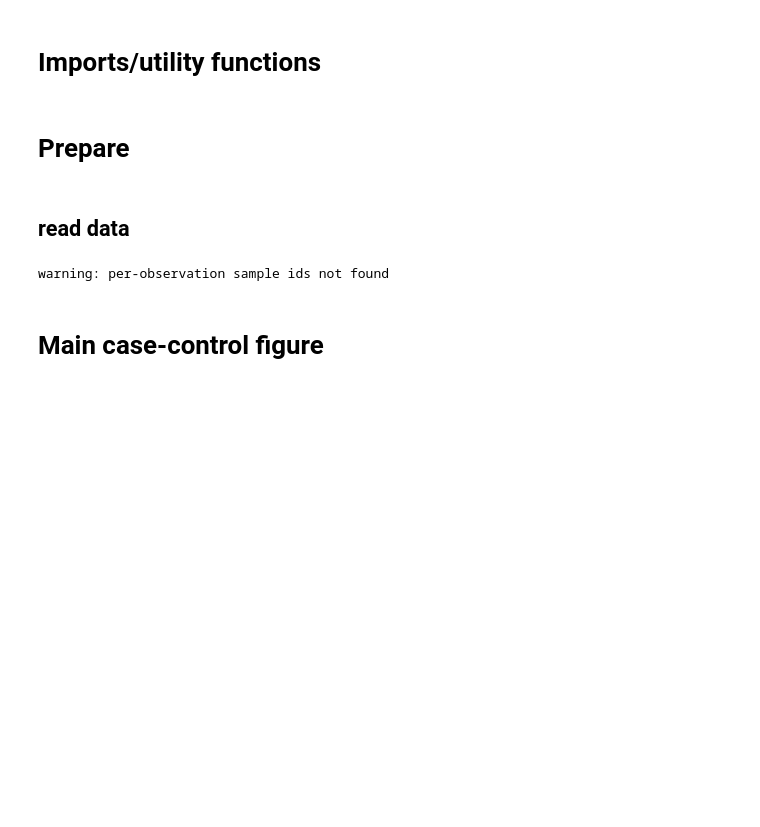
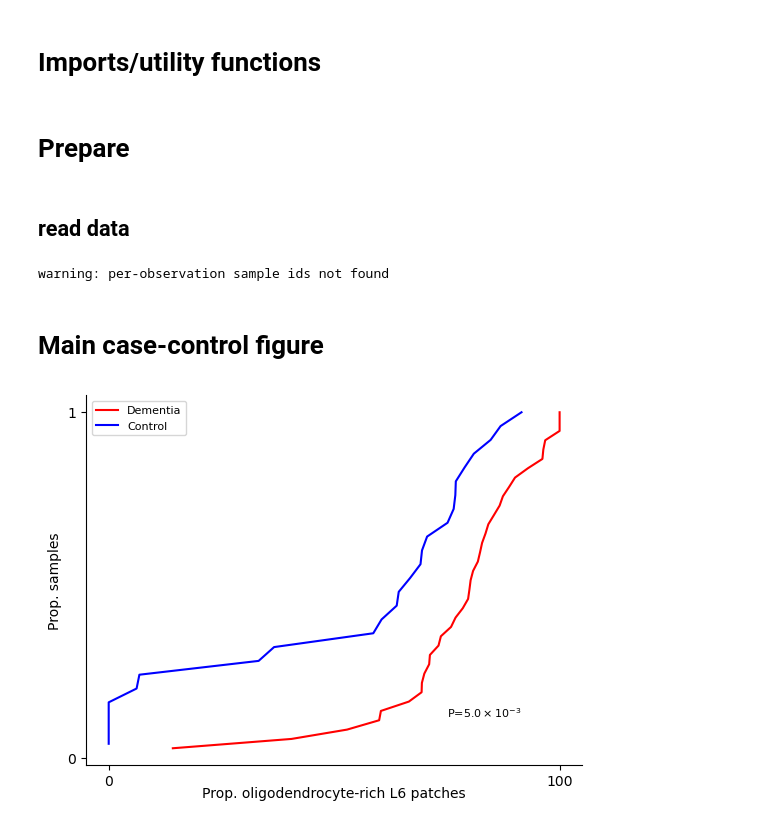
Before and after one commit to yakirr/vimapaper, a Jupyter notebook: ALZ/ALZ.3.makefigs.ipynb, the cells around one changed output. Cells and saved outputs as stored; diff of their text form; code cells hidden in the pictures; blank space fills up the shorter version.

```diff
--- a/ALZ/ALZ.3.makefigs.ipynb
+++ b/ALZ/ALZ.3.makefigs.ipynb
@@ -47,19 +36,6 @@ warning: per-observation sample ids not found
 # %% [markdown]
 # Main case-control figure
 # %%
-from sklearn.metrics import roc_curve, auc
-def roc(ax):
-    fpr, tpr, thresholds = roc_curve(d.samplem.case, d.samplem.yhat)
-    roc_auc = auc(fpr, tpr)
-    ax.plot(fpr, tpr, color='darkgoldenrod', lw=2, zorder=1000)
-    ax.plot([0, 1], [0, 1], color="gray", lw=2, linestyle="--")
-    ax.set_xlabel("False Positive Rate", fontsize=fs_axislabel)
-    ax.set_ylabel("True Positive Rate", fontsize=fs_axislabel)
-    ax.set_xlim([-0.02,1.02]); ax.set_ylim([-0.02,1.02])
-    ax.set_xticks([0,1]); ax.set_yticks([0,1])
-    ax.text(0.95, 0.05, f"AUROC: {roc_auc:.2f}", ha='right', va='bottom', fontsize=fs_axislabel, fontweight='medium')
-    ax.spines[['top','right']].set_visible(False)
-
 from io import BytesIO
 from PIL import Image
 def spatial_locations(ax, ncols, sids):
@@ -106,7 +82,6 @@ def spatial_legend(ax):
     ax.add_patch(rect)
     ax.axis('off')
 
-from matplotlib.patheffects import withStroke
 def umap(ax):
     sc.pl.umap(d, ax=ax, show=False, s=2)
     sc.pl.umap(d[d.obs.ncorr_thresh != 0], color='ncorr_thresh', cmap='seismic', vmin=-1, vmax=1, s=7, ax=ax, show=False,
@@ -116,11 +91,6 @@ def umap(ax):
     formatted = f"${p:.1e}"
     formatted_latex = formatted.replace('-0', '-').replace("e", r" \times 10^{").replace("+", "").replace("-", r"-") + "}$"
     ax.text(1.5, -2, f'P={formatted_latex}', ha='left', va='bottom', fontsize=fs_legend, fontweight='medium')
-
-    fontprops = {'fontsize':fs_axislabel, 'fontweight':'bold', 'color':'black', 'ha':'center', 'va':'center'}
-    for i, cond in enumerate([d.obs.ncorr_thresh < 0, d.obs.ncorr_thresh > 0]):
-        text = ax.text(*np.median(d.obsm['X_umap'][cond], axis=0), str(i+1), **fontprops)
-        text.set_path_effects([withStroke(linewidth=3, foreground='white')])
 
 def violinplot(ax, cts):
     if cts is None:
@@ -128,38 +98,59 @@ def violinplot(ax, cts):
     pos = (d.obs.L6b / d.obs.totalcells >= 0.05) & (d.obs.ncorr_thresh > 0)
     neg = (d.obs.L6b / d.obs.totalcells >= 0.05) & (d.obs.ncorr_thresh <= 0)
     vv.diff_markers(d.obs[celltypes].div(d.obs.totalcells, axis=0).fillna(0),
                     d.obs[pos].index, d.obs[neg].index, cts,
                     labels=['Dementia-associated L6','Other L6'], nmarkers=4, ascending=False, ax=ax, show=False,
                     split=True, inner='quart', density_norm='count',
                     palette={'Dementia-associated L6': "red", 'Other L6': "#00C3FF"})
     handles, labels = ax.get_legend_handles_labels()
     labels, handles = zip(*sorted(zip(labels, handles), key=lambda t: t[0]))
     ax.legend(handles, labels, title=None)
-    ax.set_ylabel('Prop. cells in patch')
+    ax.set_ylabel('Prop. cells in patch', fontsize=fs_axislabel)
     ax.set_yticks([0,0.5])
     ax.set_xticklabels(ax.get_xticklabels(), rotation=15)
+    ax.set_xlabel('')
+    ax.spines[['right','top']].set_visible(False)
+
+def classification(ax):
+    df = d.samplem[d.samplem.npatches >= 1]
+    cases = df[df.case]
+    ctrls = df[~df.case]
+    for x, l, c in [(cases, 'Dementia', 'red'), (ctrls, 'Control', 'blue')]:
+        ax.scatter(100*x.nneg/(x.npatches), 100*x.npos/(x.npatches), color=c, label=l, alpha=0.5)
+    ax.set_xlabel('%Control patches', fontsize=fs_axislabel)
+    ax.set_ylabel('%Dementia patches', fontsize=fs_axislabel)
+    ax.set_yticks([0,4]); ax.set_xticks([0,25])
+    ax.legend(labelspacing=0.4,  # Reduce vertical spacing between labels
+        handlelength=1.0,  # Shorten the marker length
+        handletextpad=0.5,  # Reduce space between marker and label
+        borderpad=0.4,  # Reduce padding around the edges
+        fontsize=fs_legend)  # Adjust font size (optional))
     ax.spines[['right','top']].set_visible(False)
 
 from scipy.stats import ks_2samp
 def twosample(ax, name, xlabel, alternative, px, py):
     def ecdf(data):
-        x = np.sort(data)
+        x = np.sort(100*data)
         y = np.arange(1, len(x)+1) / len(x)
         return x, y
     case = d.samplem[d.samplem.case][name]
     ctrl = d.samplem[~d.samplem.case][name]
     ax.plot(*ecdf(case), color='red', label='Dementia')
     ax.plot(*ecdf(ctrl), color='blue', label='Control')
-    ax.set_xlabel(xlabel, fontsize=fs_axislabel)
+    ax.set_xlabel(xlabel, fontsize=fs_axislabel, labelpad=-2)
     ax.set_ylabel('Prop. samples')
-    ax.set_xticks([0,1]); ax.set_yticks([0,1])
+    ax.set_xticks([0,100]); ax.set_yticks([0,1])
     ax.spines[['right','top']].set_visible(False)
     ax.legend(fontsize=fs_legend)
 
     p = ks_2samp(case, ctrl, alternative=alternative).pvalue
     formatted = f"${p:.1e}"
     formatted_latex = formatted.replace('-0', '-').replace("e", r" \times 10^{").replace("+", "").replace("-", r"-") + "}$"
-    ax.text(px, py, f'P={formatted_latex}', ha='left', va='top', fontsize=fs_legend, fontweight='medium')
+    ax.text(100*px, py, f'P={formatted_latex}', ha='left', va='top', fontsize=fs_legend, fontweight='medium')
+
+twosample(plt.gca(), 'frac_layer6_manyoligo', 'Prop. oligodendrocyte-rich L6 patches', 'less', 0.75, 0.15)
+# %% [output]
+[figure, added]
 # %%
 from matplotlib.gridspec import GridSpec
 
```
Also changed, not shown: parts of 2 cells of this notebook, 3 other files.
